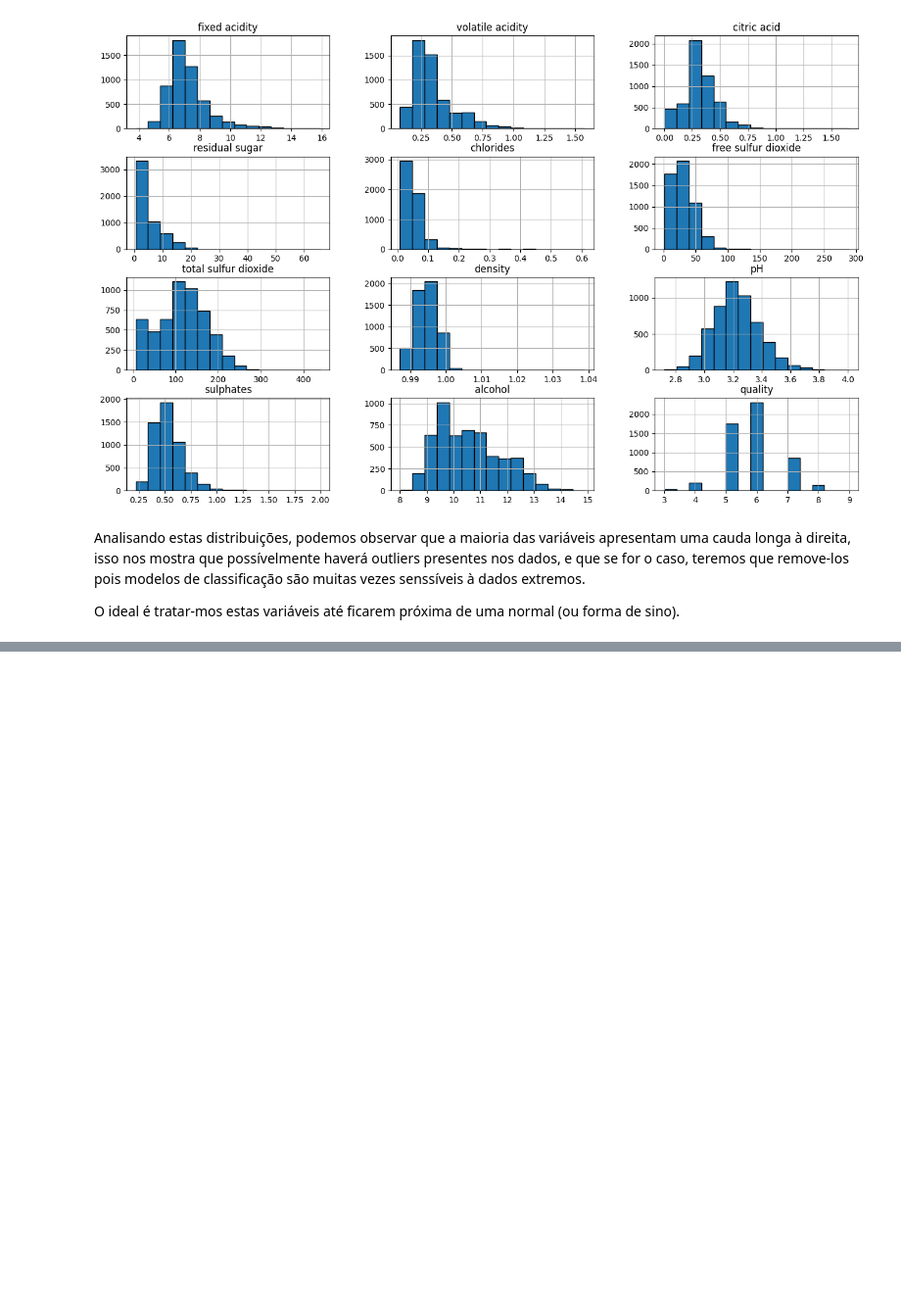
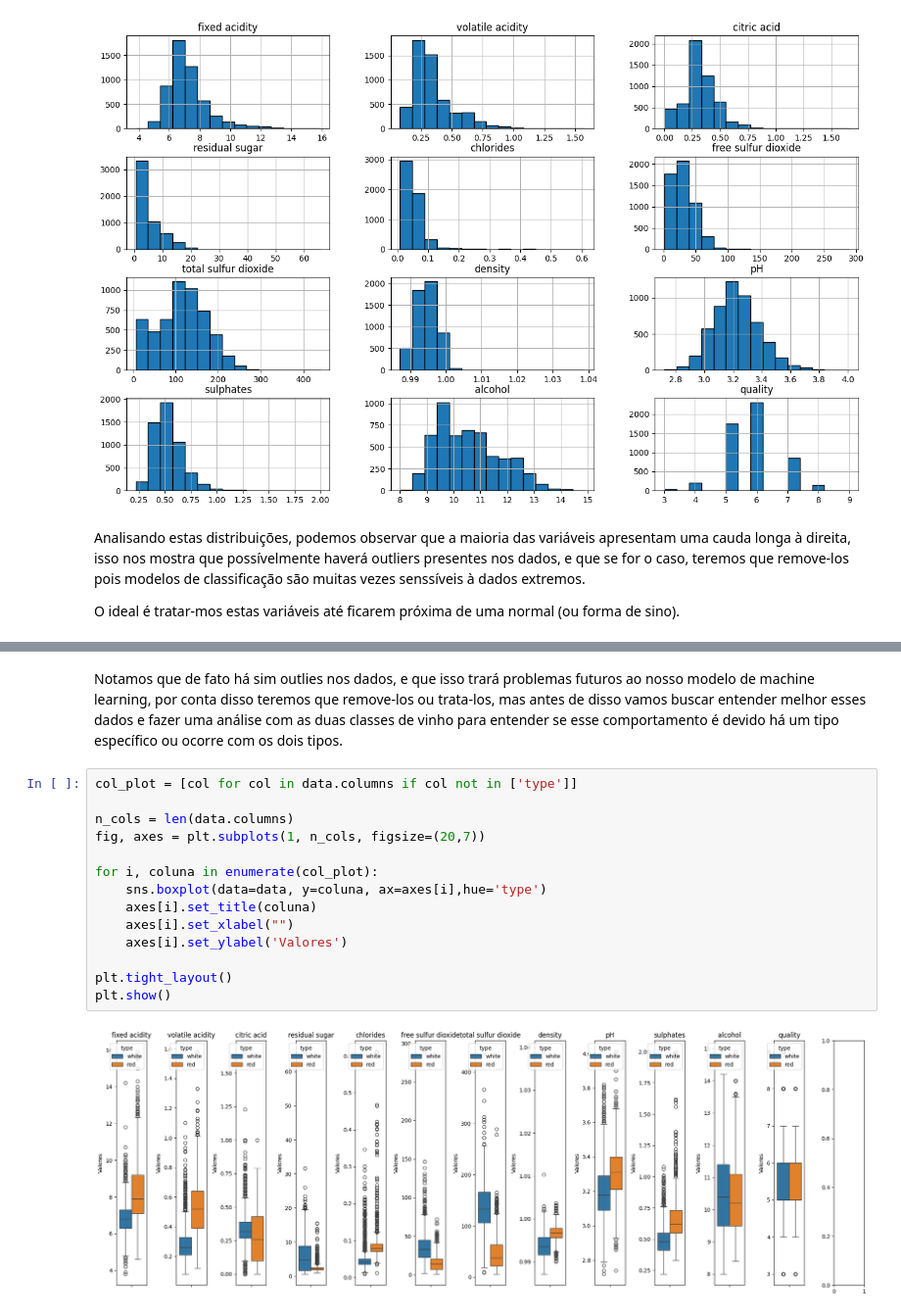
Before and after one commit to DieGod-DS/Wine_2.0, a Jupyter notebook: code/EDA.ipynb, the cells around one changed output, grey strips where cells are left out. Shown at 98% size. Drawn from its saved outputs; the diff is of its cells as text; blank space fills up the shorter version.

```diff
--- a/code/EDA.ipynb
+++ b/code/EDA.ipynb
@@ -144,0 +143,18 @@ Por conta da unidade de medida ser diferente de alcool com os demais componentes
+# %% [markdown]
+Notamos que de fato há sim outlies nos dados, e que isso trará problemas futuros ao nosso modelo de machine learning, por conta disso teremos que remove-los ou trata-los, mas antes de disso vamos buscar entender melhor esses dados e fazer uma análise com as duas classes de vinho para entender se esse comportamento é devido há um tipo específico ou ocorre com os dois tipos.
+# %%
+col_plot = [col for col in data.columns if col not in ['type']]
+
+n_cols = len(data.columns)
+fig, axes = plt.subplots(1, n_cols, figsize=(20,7))
+
+for i, coluna in enumerate(col_plot):
+    sns.boxplot(data=data, y=coluna, ax=axes[i],hue='type')
+    axes[i].set_title(coluna)
+    axes[i].set_xlabel("")
+    axes[i].set_ylabel('Valores')
+
+plt.tight_layout()
+plt.show()
+# %% [output]
+[figure, added]
```
Also changed, not shown: parts of 9 cells of this notebook.
